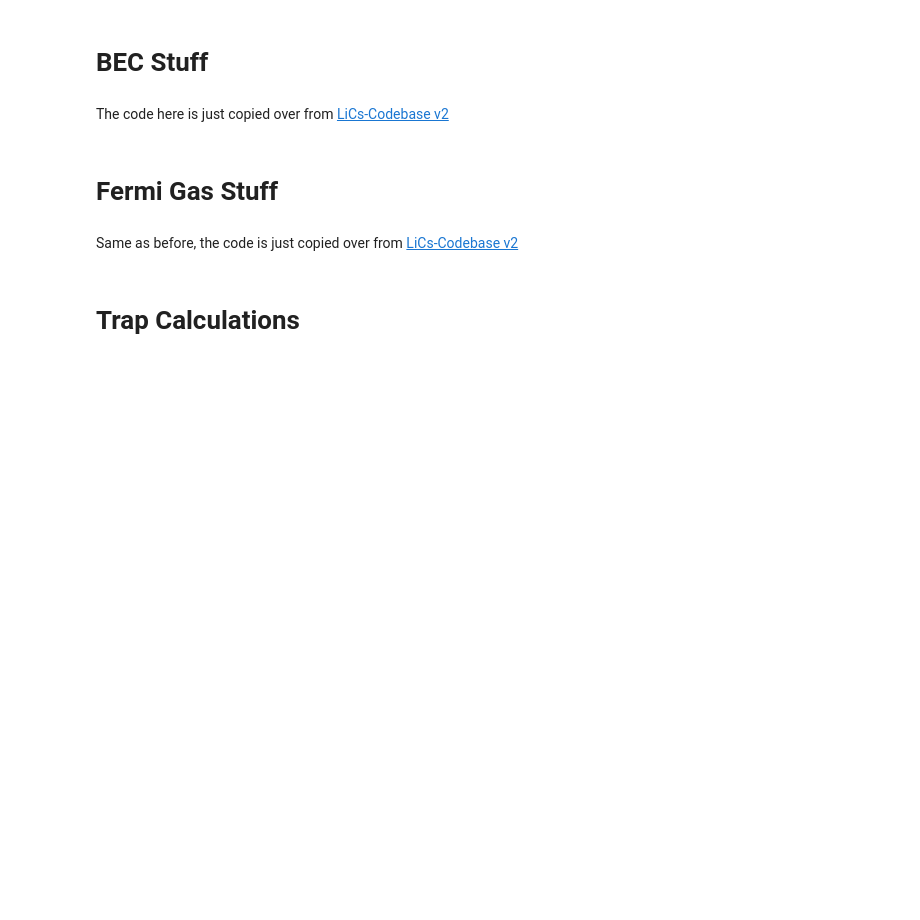
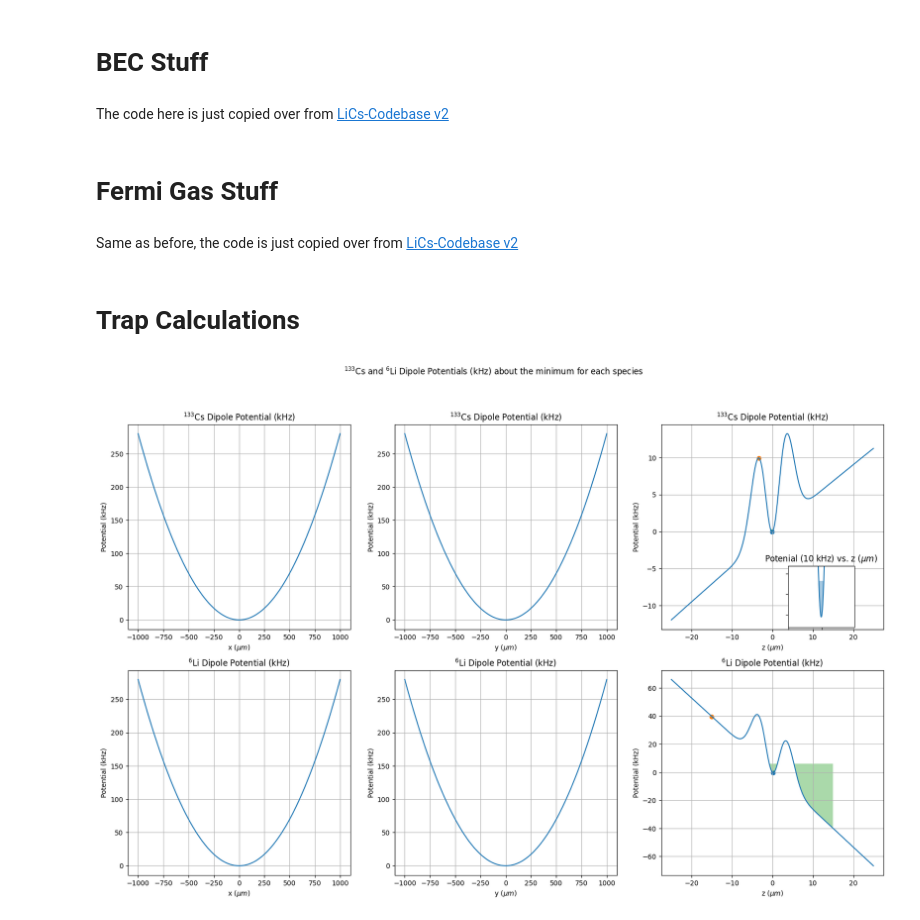
Before and after one commit to Mouhamedm17/DipoleTrappingCalculations, a Jupyter notebook: FlatTrap.ipynb, the cells around one changed output. Drawn from its saved outputs; the diff is of its cells as text; code cells hidden in the pictures; blank space fills up the shorter version.

```diff
--- a/FlatTrap.ipynb
+++ b/FlatTrap.ipynb
@@ -356,7 +356,7 @@ def plot_total_potential(potens, ranges, const_vals, main_title, trap=None):
         cs_zoom_vals = cs_vals_3 * 1e1
         cs_zoom_threshold = cs_threshold *1e1
 
-        axins = axs[0,2].inset_axes([0.57, 0.05, 0.3, 0.3])
+        axins = axs[0,2].inset_axes([0.57, 0.01, 0.3, 0.3])
         axins.set_xlim(cs_z0*1e6 - 5, cs_z0*1e6 + 5)
         axins.set_ylim(cs_zoom_min - 1, cs_zoom_min + 5)
 
@@ -392,7 +392,7 @@ def plot_total_potential(potens, ranges, const_vals, main_title, trap=None):
 # Trap parameters
 # %%
 #electric field parameters
-field_args = (70e-3, 200e-6, 15e-6) #power, min beam width in y, min beam width in z
+field_args = (10e-3, 200e-6, 5e-6) #power, min beam width in y, min beam width in z
 
 #Cesium 133 parameters"
 gamma_cs = Cs133.D2.Gamma
@@ -620,8 +557,0 @@ Lithium Magnetic Potential
-# %%
-x_label = r"x ($\mu m$)"
-y_label = r"y ($\mu m$)"
-title = r'$^{6}$Li Magnetic Potential (Hz) at z = 0'
-color_bar_label = r"Potential (Hz)"
-labels= [y_label, z_label, title, color_bar_label]
-
-plot_contour(fun=cs_poten.magnetic_potential, ranges=[100, 100], const_val=0, const_coord='z', labels=labels, cmap_color=plt.cm.magma)
@@ -656,7 +557,0 @@ ax[1].grid(True)
-# %%
-ranges = [500e-6, 800e-6, 25e-6]
-const_vals = [[0, 0, 0], [0,0,0]]
-title = r'$^{133}$Cs and $^{6}$Li Dipole Potentials (kHz) about the origin'
-
-total_potential = [cs_poten.total_potential, li_poten.total_potential]
-plot_total_potential(potens=total_potential, ranges=ranges, const_vals=const_vals, main_title=title)
@@ -972,6 +865,36 @@ class Fermi_calc():
 # %% [markdown]
 # Trap Calculations
 # %%
+#Final Trap Parameters
+
+#electric field parameters
+field_args = (10e-3, 200e-6, 10e-6) #power, min beam width in y, min beam width in z
+
+#Cesium 133 parameters"
+gamma_cs = Cs133.D2.Gamma
+lambda_laser_cs = Constants.Lambda635
+lambda_D1_cs = Cs133.D1.wavelength
+lambda_D2_cs = Cs133.D2.wavelength
+
+cs_dipole_potential_params = [gamma_cs, lambda_laser_cs, lambda_D1_cs, lambda_D2_cs]
+cs_gj = Cs133.GS.g_j
+cs_mass = Cs133.mass
+
+#Lithium 6 parameters
+gamma_li = Li6.D2.Gamma
+lambda_laser_li = Constants.Lambda635
+lambda_D1_li = Li6.D1.wavelength
+lambda_D2_li = Li6.D2.wavelength
+
+li_dipole_potential_params = (gamma_li, lambda_laser_li, lambda_D1_li, lambda_D2_li)
+li_gj = (Li6.GS.g_j)
+li_mass = (Li6.mass)
+
+#normal, trap potential params
+cs_trap_params = (field_args, cs_dipole_potential_params, cs_gj, cs_mass)
+li_trap_params = (field_args, li_dipole_potential_params, li_gj, li_mass)
+normal_trap_params = [cs_trap_params, li_trap_params]
+
 class Trap_Calc():
     """
     Class for doing dipole trap calculations and producing plots of the potentials for Lithium and cesium
@@ -998,26 +921,23 @@ class Trap_Calc():
         self.gen_results(NCs, NLi, plot_ranges)
 
 
-    def trap_depth_calc(self, potential):
+    def trap_depth_calc(self, potential, max_bnds, min_bnds, x0_max):
         """
         Function for computing the minimum and trap depth of a potential
 
         inputs:
             - poten_fun (def): trap potential
 
-        returns (list): [min_pos (m), min_poten (kHz), max_pos (m), max_poten (kHz)]
+        returns (list): [min_pos (m), min_poten (kHz), max_pos (m), max_poten (kHz), trap_depth (KHz)]
 
         """
         #define a new objective function and inverse obejective function
         obj_fun = lambda r: potential(r*1e-6)
         inv_obj_fun = lambda r: -potential(r*1e-6) #inverse of the potential which we minimize to get the maximum
 
-        min_bnds = ((-10, 10), (-10, 10), (-4, 4))
-        max_bnds = ((-10, 10), (-10, 10), (-100, -3))
-
         #find min and max
         min_res = sp.optimize.minimize(obj_fun, x0=[0,0,0], bounds=min_bnds)
-        max_res = sp.optimize.minimize(inv_obj_fun, x0=[0,0,-80], bounds=max_bnds)
+        max_res = sp.optimize.minimize(inv_obj_fun, x0=x0_max, bounds=max_bnds)
 
         min_pos = min_res['x'] * 1e-6
         max_pos = max_res['x'] * 1e-6
@@ -1077,9 +997,18 @@ class Trap_Calc():
             - chemical potential (kHz): chemical potential for both species
 
         """
+        #set bounds for minimization
+        cs_min_bnds = ((-10, 10), (-10, 10), (-3, 4))
+        cs_max_bnds = ((-10, 10), (-10, 10), (-25, -3))
+        cs_x0_max = [0,0,-10]
+
+        li_min_bnds = ((-10, 10), (-10, 10), (-4, 4))
+        li_max_bnds = ((-10, 10), (-10, 10), (-15, -3))
+        li_x0_max = [0,0,-10]
+
         #minimize the potential for each species
-        cs_min_pos, cs_min_poten, cs_max_pos, cs_max_poten, cs_trap_depth = self.trap_depth_calc(self.cs_poten)
-        li_min_pos, li_min_poten, li_max_pos, li_max_poten, li_trap_depth = self.trap_depth_calc(self.li_poten)
+        cs_min_pos, cs_min_poten, cs_max_pos, cs_max_poten, cs_trap_depth = self.trap_depth_calc(self.cs_poten, cs_max_bnds, cs_min_bnds, cs_x0_max)
+        li_min_pos, li_min_poten, li_max_pos, li_max_poten, li_trap_depth = self.trap_depth_calc(self.li_poten, li_max_bnds, li_min_bnds, li_x0_max)
 
         #get trap frequency
         cs_fx, cs_fy, cs_fz = self.trap_frequency(self.cs_poten, cs_min_pos, Cs133.mass)
@@ -1130,30 +1059,43 @@ class Trap_Calc():
             'Cs min (\u03bcm)': [round(num*1e6, 5) for num in cs_min_pos],
             'Cs trap depth (kHz)': cs_trap_depth,
             'Cs trap frequency (kHz)': [round(cs_fx/1000, 5), round(cs_fy/1000, 5), round(cs_fz/1000, 5)],
             'Cs chemical potential (kHz)': cs_chem_poten_freq,
+            'Cs Fermi Radii (\u03bcm)': [round(r*1e6, 5) for r in tfr_cs],
             'Cs atom density (atoms / \u03bcm^2)': round(cs_density, 5),
+            "":"",
             'Li min (\u03bcm)': [round(num*1e6, 5) for num in li_min_pos],
             'Li trap depth (kHz)': li_trap_depth,
             'Li trap frequency (kHz)': [round(li_fx/1000, 5), round(li_fy/1000, 5), round(li_fz/1000, 5)],
             'Li Fermi Energy (kHz)': li_chem_poten_freq,
+            'Li Fermi Radii (\u03bcm)': [round(r*1e6, 5) for r in tfr_li],
             'Li atom density (atoms / \u03bcm^2)': round(li_density, 5)
         }
 
         #generate dataframe for results
         params = []
         vals = []
 
         #sort each parameter and value into lists
         for key in results:
             params.append(key)
             vals.append(results[key])
 
         #create the dataframe
         df = pd.DataFrame.from_dict({
             "parameter": params,
             "Values":vals
         })
 
         #display the dataframe
         pd.set_option('display.max_colwidth', None)
         display(df)
+
+#Generating results
+plot_ranges = [1000e-6, 1000e-6, 25e-6]
+NCs = 2e4
+NLi = 1e4
+
+potentials = [cs_poten.total_potential, li_poten.total_potential]
+trap_calcs = Trap_Calc(potentials, NCs, NLi, plot_ranges)
+# %% [output]
+[figure, added]
```
Also changed, not shown: parts of 20 cells of this notebook.
